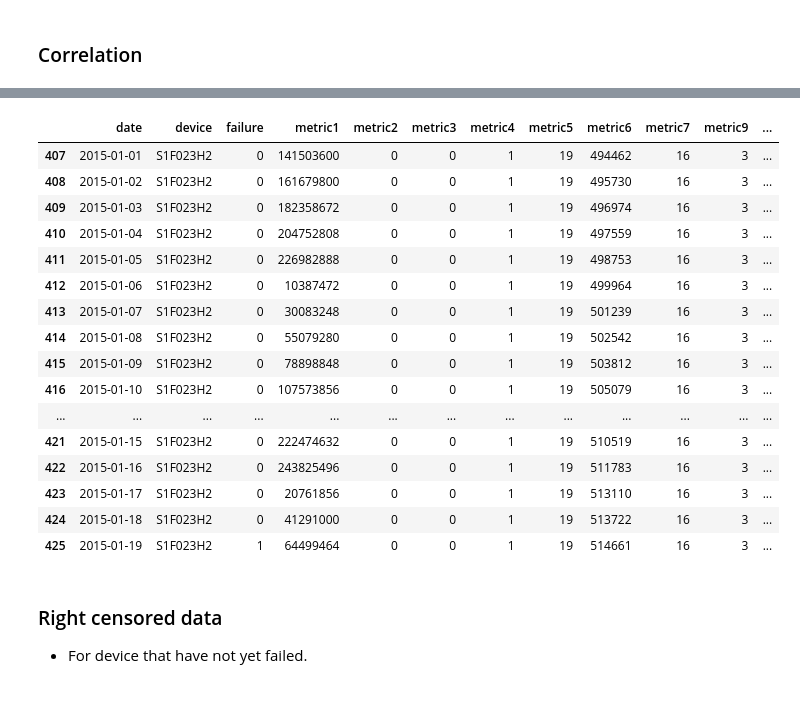
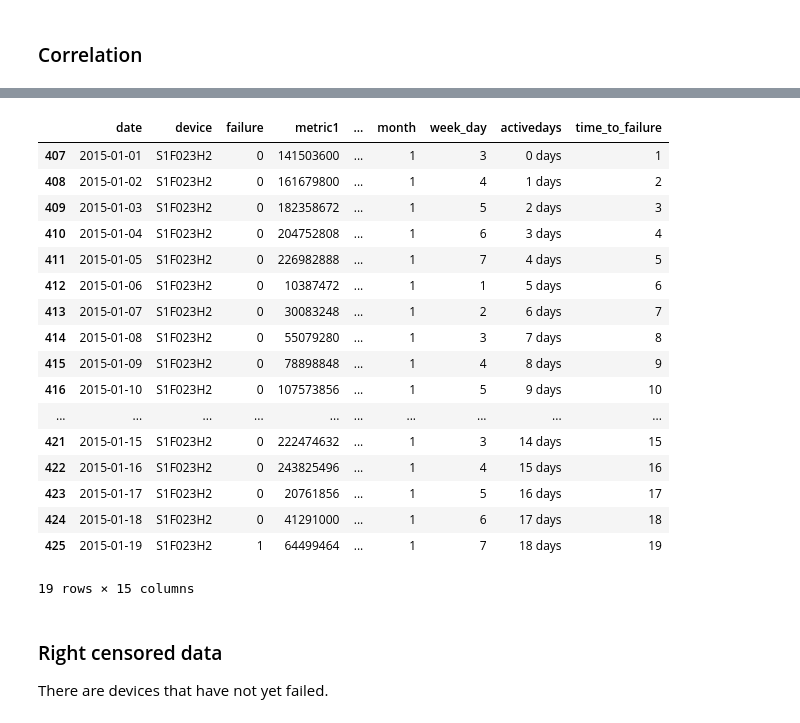
Before and after one commit to nrmzmh/our-learnings, a Jupyter notebook: K1_reliability_analysis.ipynb, the cells around one changed output, grey strips where cells are left out. Saved outputs shown, nothing was run; the diff lists cells and outputs as text; code cells hidden in the pictures.

```diff
--- a/K1_reliability_analysis.ipynb
+++ b/K1_reliability_analysis.ipynb
@@ -190,0 +216,3 @@ How many devices are failed?
+# %%
+df = pd.read_csv("../data/predictive_maintenance_dataset.csv")
+df.head(10)
@@ -190,0 +255,6 @@ How many devices are failed?
+# %%
+#Convert the date column to a datetime column.
+df["date"] = pd.to_datetime(df["date"])
+df.sort_values(by=["device", "date"], inplace=True)
+df.reset_index(inplace=True, drop=True)
+df[df["device"] == "S1F01085"].head(7)
@@ -190,0 +335,7 @@ How many devices are failed?
+# %%
+# Creating feature based on date.
+df["month"] = df["date"].dt.month
+df["week_day"] = df.date.dt.weekday
+df["week_day"].replace(0, 7, inplace=True)
+df["activedays"] = df.date - df.date[0]
+df.head(10)
@@ -282,26 +417,30 @@ non_failure_devices = list(set(df["device"].unique()).difference(failure_devices
 # %%
+list_failure_devices = df[df["failure"] == 1]["device"].unique().tolist()
+list_non_failure_devices = list(set(df["device"].unique()).difference(list_failure_devices))
+
 grouped_df = df.groupby("device")
 df["time_to_failure"] = grouped_df["failure"].transform(lambda x: range(1, len(x) + 1))
-df.loc[df["device"].isin(non_failure_devices), "time_to_failure"] = 0
-df[df["device"] == failure_devices[0]]
+df.loc[df["device"].isin(list_non_failure_devices), "time_to_failure"] = 0
+df[df["device"] == list_failure_devices[0]]
 # %% [output]
-|  | date | device | failure | metric1 | metric2 | metric3 | metric4 | metric5 | metric6 | metric7 | metric9 | ... |
-| 407 | 2015-01-01 | S1F023H2 | 0 | 141503600 | 0 | 0 | 1 | 19 | 494462 | 16 | 3 | ... |
-| 408 | 2015-01-02 | S1F023H2 | 0 | 161679800 | 0 | 0 | 1 | 19 | 495730 | 16 | 3 | ... |
-| 409 | 2015-01-03 | S1F023H2 | 0 | 182358672 | 0 | 0 | 1 | 19 | 496974 | 16 | 3 | ... |
-| 410 | 2015-01-04 | S1F023H2 | 0 | 204752808 | 0 | 0 | 1 | 19 | 497559 | 16 | 3 | ... |
-| 411 | 2015-01-05 | S1F023H2 | 0 | 226982888 | 0 | 0 | 1 | 19 | 498753 | 16 | 3 | ... |
-| 412 | 2015-01-06 | S1F023H2 | 0 | 10387472 | 0 | 0 | 1 | 19 | 499964 | 16 | 3 | ... |
-| 413 | 2015-01-07 | S1F023H2 | 0 | 30083248 | 0 | 0 | 1 | 19 | 501239 | 16 | 3 | ... |
-| 414 | 2015-01-08 | S1F023H2 | 0 | 55079280 | 0 | 0 | 1 | 19 | 502542 | 16 | 3 | ... |
-| 415 | 2015-01-09 | S1F023H2 | 0 | 78898848 | 0 | 0 | 1 | 19 | 503812 | 16 | 3 | ... |
-| 416 | 2015-01-10 | S1F023H2 | 0 | 107573856 | 0 | 0 | 1 | 19 | 505079 | 16 | 3 | ... |
-| ... | ... | ... | ... | ... | ... | ... | ... | ... | ... | ... | ... | ... |
-| 421 | 2015-01-15 | S1F023H2 | 0 | 222474632 | 0 | 0 | 1 | 19 | 510519 | 16 | 3 | ... |
-| 422 | 2015-01-16 | S1F023H2 | 0 | 243825496 | 0 | 0 | 1 | 19 | 511783 | 16 | 3 | ... |
-| 423 | 2015-01-17 | S1F023H2 | 0 | 20761856 | 0 | 0 | 1 | 19 | 513110 | 16 | 3 | ... |
-| 424 | 2015-01-18 | S1F023H2 | 0 | 41291000 | 0 | 0 | 1 | 19 | 513722 | 16 | 3 | ... |
-| 425 | 2015-01-19 | S1F023H2 | 1 | 64499464 | 0 | 0 | 1 | 19 | 514661 | 16 | 3 | ... |
+|  | date | device | failure | metric1 | ... | month | week_day | activedays | time_to_failure |
+| 407 | 2015-01-01 | S1F023H2 | 0 | 141503600 | ... | 1 | 3 | 0 days | 1 |
+| 408 | 2015-01-02 | S1F023H2 | 0 | 161679800 | ... | 1 | 4 | 1 days | 2 |
+| 409 | 2015-01-03 | S1F023H2 | 0 | 182358672 | ... | 1 | 5 | 2 days | 3 |
+| 410 | 2015-01-04 | S1F023H2 | 0 | 204752808 | ... | 1 | 6 | 3 days | 4 |
+| 411 | 2015-01-05 | S1F023H2 | 0 | 226982888 | ... | 1 | 7 | 4 days | 5 |
+| 412 | 2015-01-06 | S1F023H2 | 0 | 10387472 | ... | 1 | 1 | 5 days | 6 |
+| 413 | 2015-01-07 | S1F023H2 | 0 | 30083248 | ... | 1 | 2 | 6 days | 7 |
+| 414 | 2015-01-08 | S1F023H2 | 0 | 55079280 | ... | 1 | 3 | 7 days | 8 |
+| 415 | 2015-01-09 | S1F023H2 | 0 | 78898848 | ... | 1 | 4 | 8 days | 9 |
+| 416 | 2015-01-10 | S1F023H2 | 0 | 107573856 | ... | 1 | 5 | 9 days | 10 |
+| ... | ... | ... | ... | ... | ... | ... | ... | ... | ... |
+| 421 | 2015-01-15 | S1F023H2 | 0 | 222474632 | ... | 1 | 3 | 14 days | 15 |
+| 422 | 2015-01-16 | S1F023H2 | 0 | 243825496 | ... | 1 | 4 | 15 days | 16 |
+| 423 | 2015-01-17 | S1F023H2 | 0 | 20761856 | ... | 1 | 5 | 16 days | 17 |
+| 424 | 2015-01-18 | S1F023H2 | 0 | 41291000 | ... | 1 | 6 | 17 days | 18 |
+| 425 | 2015-01-19 | S1F023H2 | 1 | 64499464 | ... | 1 | 7 | 18 days | 19 |
+19 rows × 15 columns
 # %% [markdown]
 ### Right censored data
-+ For device that have not yet failed.
+There are devices that have not yet failed.
```
Also changed, not shown: parts of 69 cells of this notebook.
